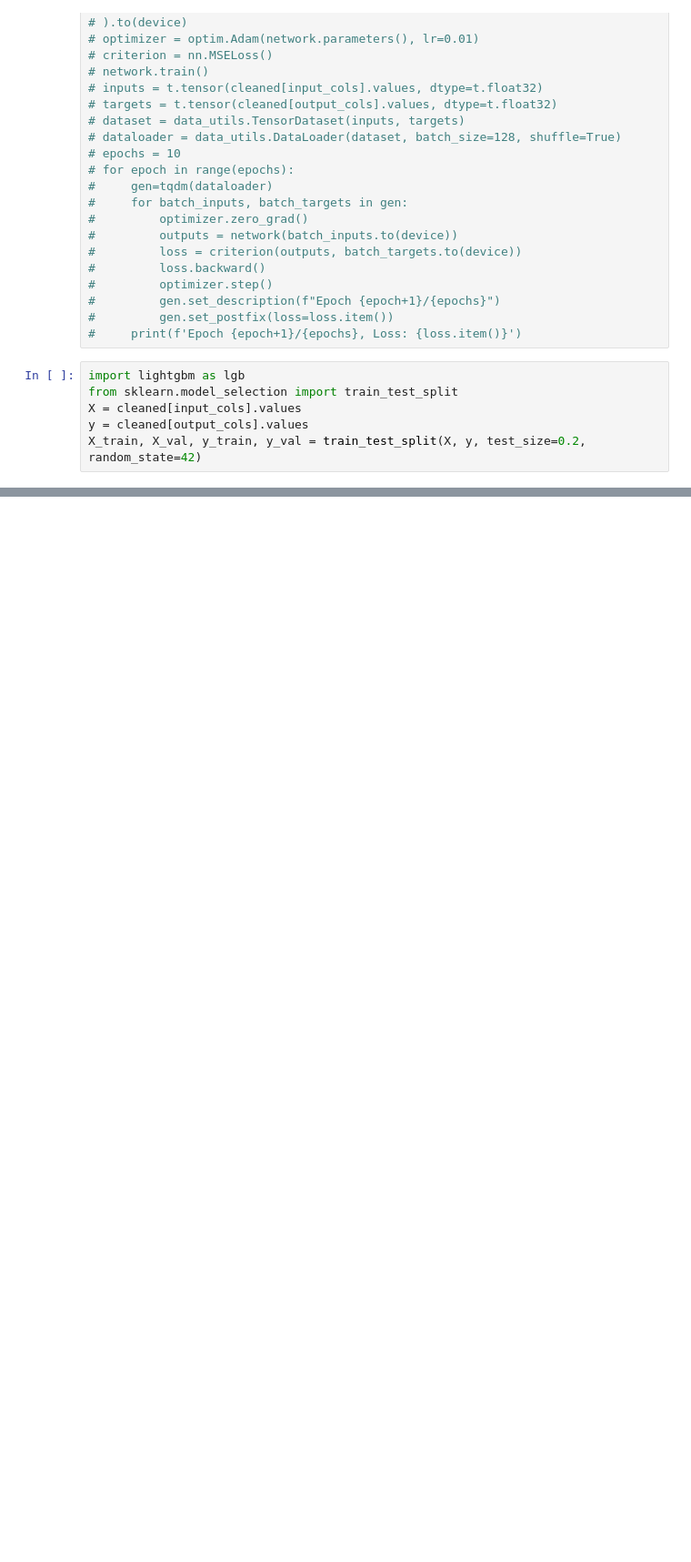
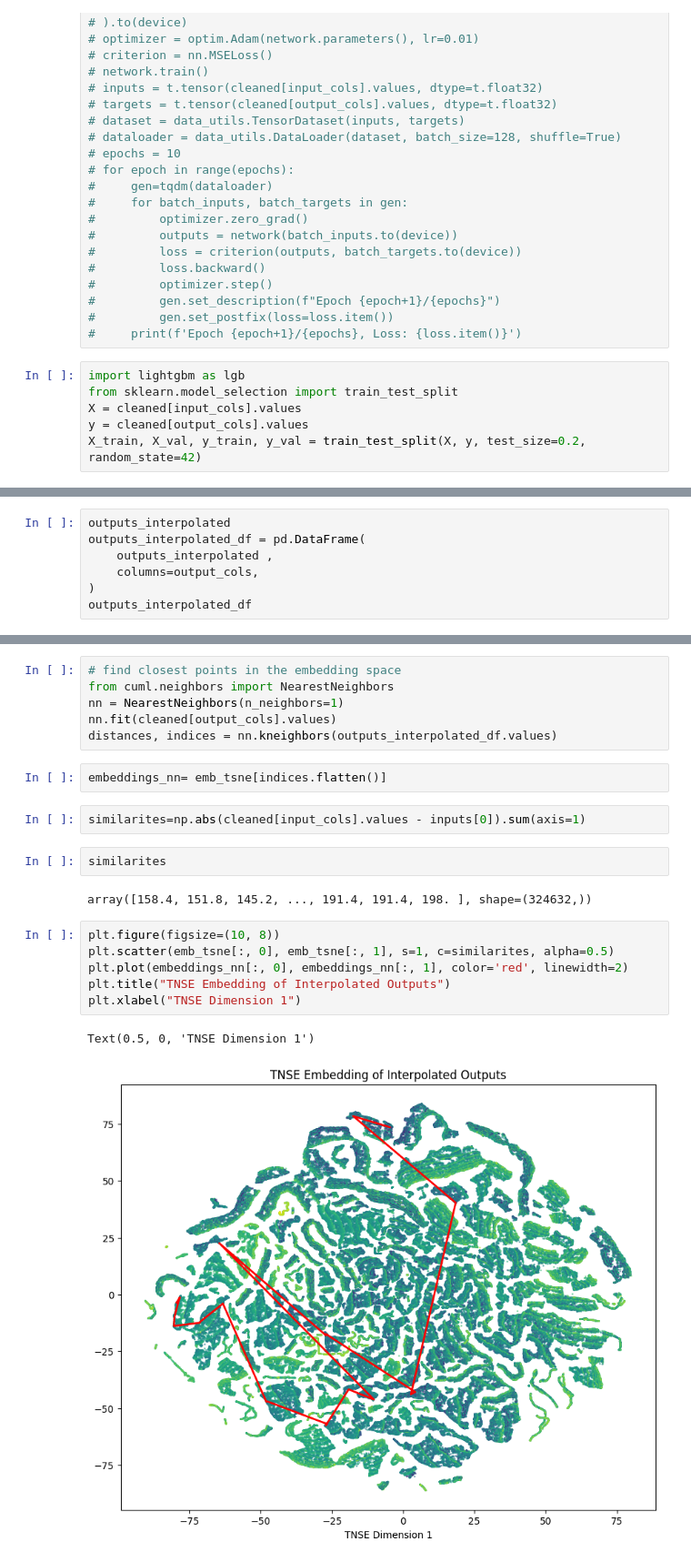
Before and after one commit to Dakantz/ParamInter, a Jupyter notebook: backend/exploration.ipynb, the cells around one changed output, grey strips where cells are left out. Shown: that part at 91% size. Saved outputs shown, nothing was run; the diff lists cells and outputs as text; blank space fills up the shorter version.

```diff
--- a/backend/exploration.ipynb
+++ b/backend/exploration.ipynb
@@ -245,0 +292,7 @@ embedded_data = embedding_model.transform(cleaned[output_cols].values)
+# %%
+outputs_interpolated
+outputs_interpolated_df = pd.DataFrame(
+    outputs_interpolated ,
+    columns=output_cols,
+)
+outputs_interpolated_df
@@ -245,0 +313,23 @@ embedded_data = embedding_model.transform(cleaned[output_cols].values)
+# %%
+# find closest points in the embedding space
+from cuml.neighbors import NearestNeighbors
+nn = NearestNeighbors(n_neighbors=1)
+nn.fit(cleaned[output_cols].values)
+distances, indices = nn.kneighbors(outputs_interpolated_df.values)
+# %%
+embeddings_nn= emb_tsne[indices.flatten()]
+# %%
+similarites=np.abs(cleaned[input_cols].values - inputs[0]).sum(axis=1)
+# %%
+similarites
+# %% [output]
+array([158.4, 151.8, 145.2, ..., 191.4, 191.4, 198. ], shape=(324632,))
+# %%
+plt.figure(figsize=(10, 8))
+plt.scatter(emb_tsne[:, 0], emb_tsne[:, 1], s=1, c=similarites, alpha=0.5)
+plt.plot(embeddings_nn[:, 0], embeddings_nn[:, 1], color='red', linewidth=2)
+plt.title("TNSE Embedding of Interpolated Outputs")
+plt.xlabel("TNSE Dimension 1")
+# %% [output]
+Text(0.5, 0, 'TNSE Dimension 1')
+[figure, added]
```
Also changed, not shown: parts of 13 cells of this notebook, 17 other files.
